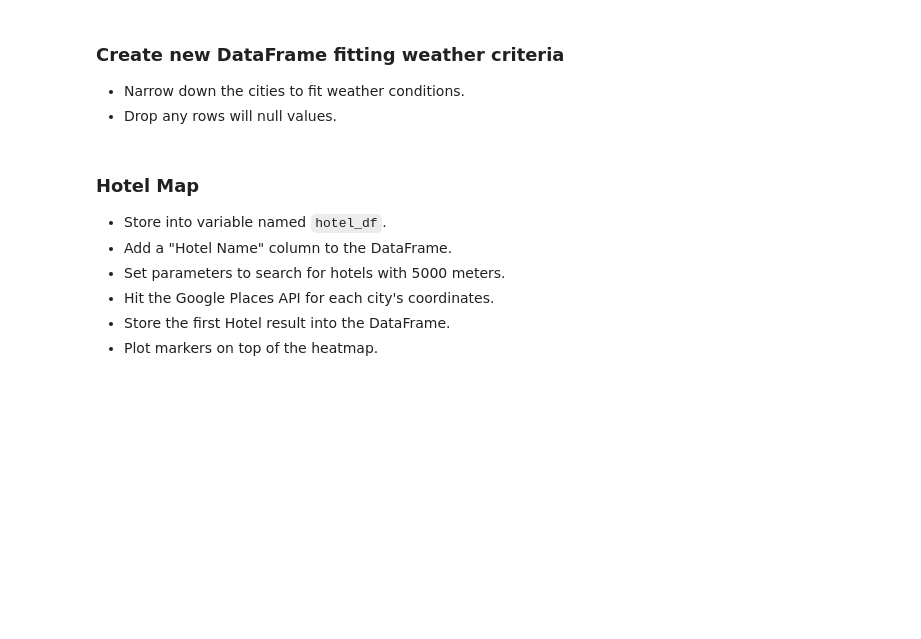
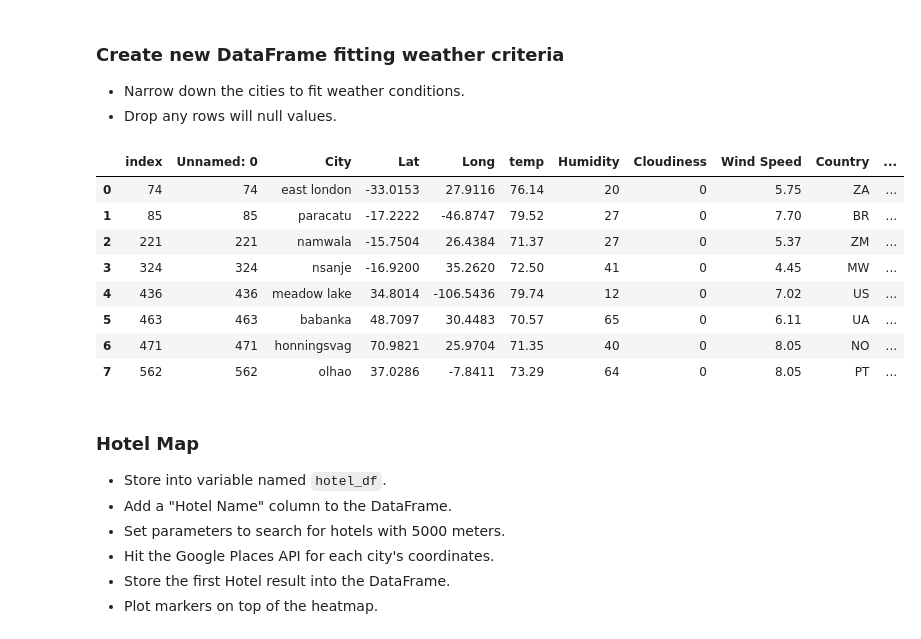
Before and after one commit to Mvillarreal88/python-api-challenge, a Jupyter notebook: VacationPy/VacationPy.ipynb, the cells around one changed output. Saved outputs shown, nothing was run; the diff lists cells and outputs as text; code cells hidden in the pictures; blank space fills up the shorter version.

```diff
--- a/VacationPy/VacationPy.ipynb
+++ b/VacationPy/VacationPy.ipynb
@@ -29,6 +67,22 @@ from config import g_key
 ### Create new DataFrame fitting weather criteria
 * Narrow down the cities to fit weather conditions.
 * Drop any rows will null values.
+# %%
+narrowed_df = weather_df[(weather_df["temp"] < 80) & (weather_df["temp"] > 70) &
+                        (weather_df["Wind Speed"] < 10) & (weather_df["Cloudiness"] == 0)].dropna()
+narrowed_df = narrowed_df.reset_index()
+
+narrowed_df
+# %% [output]
+|  | index | Unnamed: 0 | City | Lat | Long | temp | Humidity | Cloudiness | Wind Speed | Country | ... |
+| 0 | 74 | 74 | east london | -33.0153 | 27.9116 | 76.14 | 20 | 0 | 5.75 | ZA | ... |
+| 1 | 85 | 85 | paracatu | -17.2222 | -46.8747 | 79.52 | 27 | 0 | 7.70 | BR | ... |
+| 2 | 221 | 221 | namwala | -15.7504 | 26.4384 | 71.37 | 27 | 0 | 5.37 | ZM | ... |
+| 3 | 324 | 324 | nsanje | -16.9200 | 35.2620 | 72.50 | 41 | 0 | 4.45 | MW | ... |
+| 4 | 436 | 436 | meadow lake | 34.8014 | -106.5436 | 79.74 | 12 | 0 | 7.02 | US | ... |
+| 5 | 463 | 463 | babanka | 48.7097 | 30.4483 | 70.57 | 65 | 0 | 6.11 | UA | ... |
+| 6 | 471 | 471 | honningsvag | 70.9821 | 25.9704 | 71.35 | 40 | 0 | 8.05 | NO | ... |
+| 7 | 562 | 562 | olhao | 37.0286 | -7.8411 | 73.29 | 64 | 0 | 8.05 | PT | ... |
 # %% [markdown]
 ### Hotel Map
 * Store into variable named `hotel_df`.
```
Also changed, not shown: parts of 3 cells of this notebook, 21 other files.
